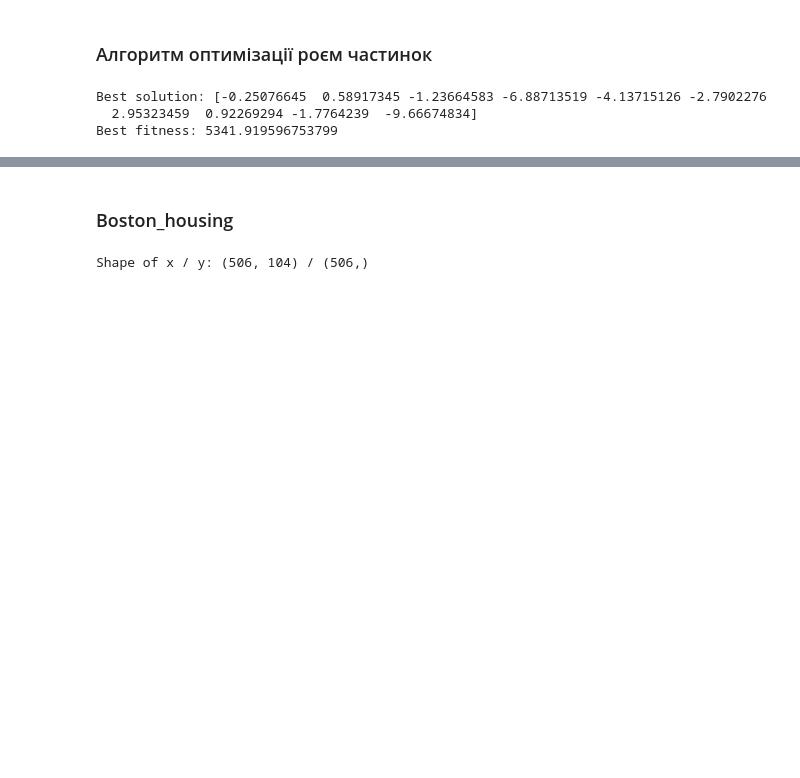
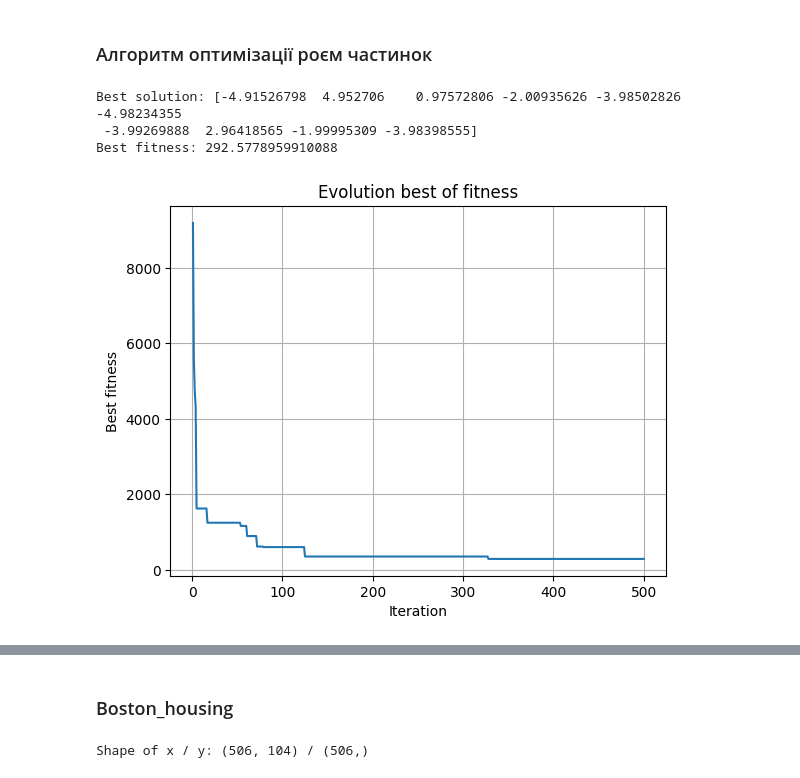
Before and after one commit to Terlok/SwarmIntelligence, a Jupyter notebook: lab 7/main.ipynb, the cells around one changed output, grey strips where cells are left out. Drawn from its saved outputs; the diff is of its cells as text; code cells hidden in the pictures; blank space fills up the shorter version.

```diff
--- a/lab 7/main.ipynb
+++ b/lab 7/main.ipynb
@@ -72,12 +98,14 @@ Best fitness: 5936.3711940054
 ### Алгоритм оптимізації роєм частинок
 # %%
 bounds = np.array([[-5, 5] for _ in range(10)])
-pso = ParticleSwarmOptimization(L1, bounds, data, max_iter=20)
+pso = ParticleSwarmOptimization(L1, bounds, data, max_iter=500)
 best_params, best_fitness = pso.optimize()
 
 print('Best solution:', best_solution)
 print('Best fitness:', best_fitness)
+plot_fitness(pso.param)
 # %% [output]
-Best solution: [-0.25076645  0.58917345 -1.23664583 -6.88713519 -4.13715126 -2.7902276
-  2.95323459  0.92269294 -1.7764239  -9.66674834]
-Best fitness: 5341.919596753799
+Best solution: [-4.91526798  4.952706    0.97572806 -2.00935626 -3.98502826 -4.98234355
+ -3.99269888  2.96418565 -1.99995309 -3.98398555]
+Best fitness: 292.5778959910088
+[figure, added]
```
Also changed, not shown: parts of 14 cells of this notebook.
